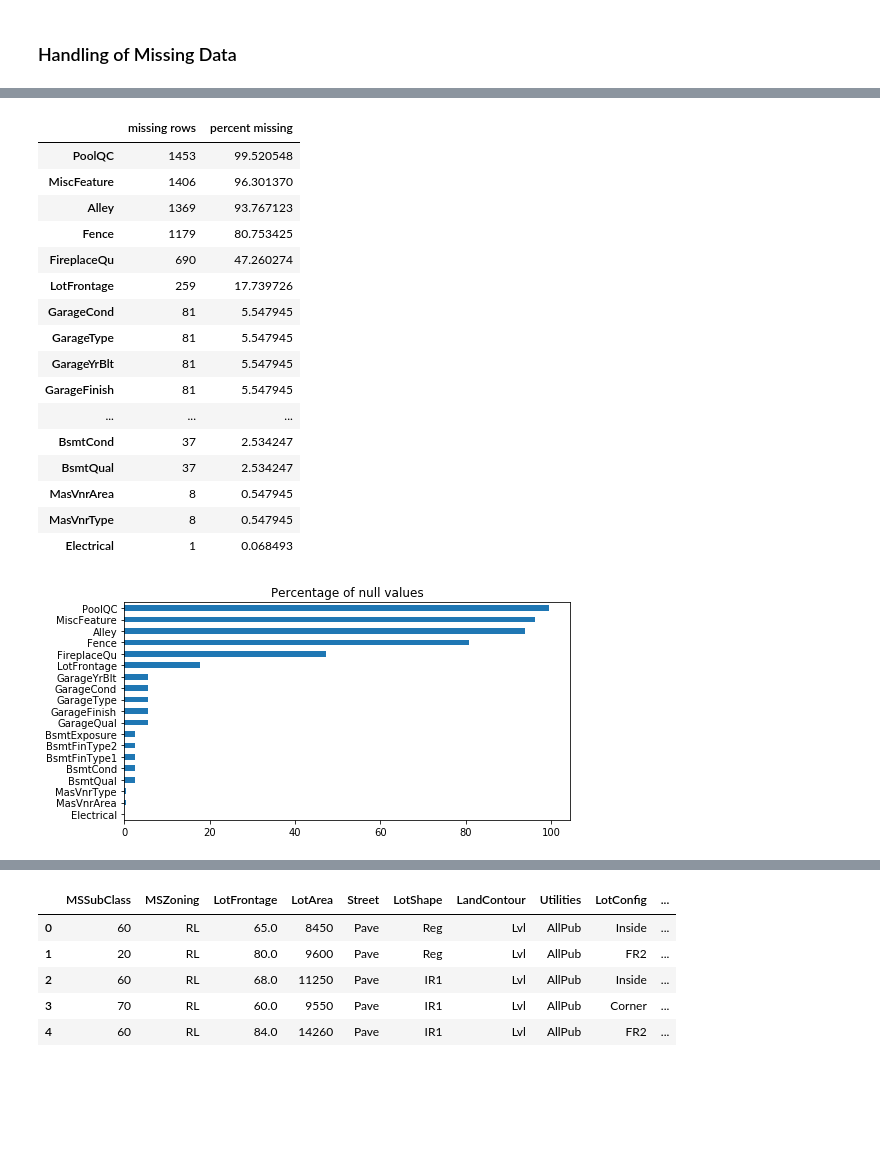
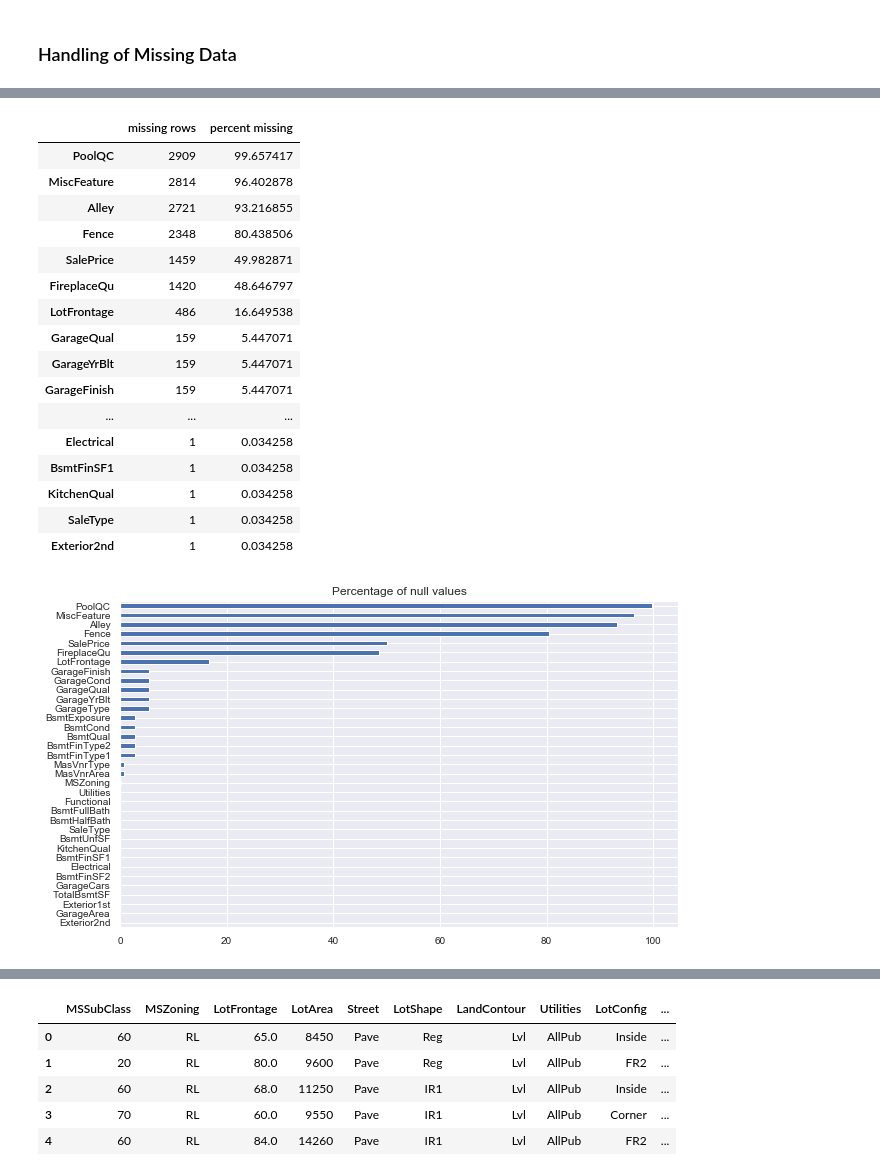
Before and after one commit to kristinteves/ML_HousePrice, a Jupyter notebook: Van/AmesHousing_DataProcessing.ipynb, the cells around one changed output, grey strips where cells are left out. Saved outputs shown, nothing was run; the diff lists cells and outputs as text; code cells hidden in the pictures; blank space fills up the shorter version.

```diff
--- a/Van/AmesHousing_DataProcessing.ipynb
+++ b/Van/AmesHousing_DataProcessing.ipynb
@@ -13,7 +13,7 @@ train = pd.read_csv('train.csv')
 test = pd.read_csv('test.csv')
 print('train shape: ', train.shape) # ((1460, 81))
 print('test shape: ', test.shape) # (1459, 80)
-combine = pd.concat()
+combine = pd.concat((train, test), axis=0)
 # %% [output]
 train shape:  (1460, 81)
 test shape:  (1459, 80)
@@ -75,31 +79,31 @@ msno.bar(train, labels=True)
 # %%
-missing_sum = pd.DataFrame(train.isnull().sum().sort_values(ascending=False), columns=['missing rows'])
-missing_percent = pd.DataFrame((train.isnull().sum()/len(train)*100).sort_values(ascending=False), columns=['percent missing'])
+missing_sum = pd.DataFrame(combine.isnull().sum().sort_values(ascending=False), columns=['missing rows'])
+missing_percent = pd.DataFrame((combine.isnull().sum()/len(combine)*100).sort_values(ascending=False), columns=['percent missing'])
 missing_data = pd.concat([missing_sum, missing_percent], axis = 1)
 ## Select only those features who have atleast 1 NaN value
 missing_data = missing_data[missing_data['missing rows'] > 0]
 missing_data
 # %% [output]
 |  | missing rows | percent missing |
-| PoolQC | 1453 | 99.520548 |
-| MiscFeature | 1406 | 96.301370 |
-| Alley | 1369 | 93.767123 |
-| Fence | 1179 | 80.753425 |
-| FireplaceQu | 690 | 47.260274 |
-| LotFrontage | 259 | 17.739726 |
-| GarageCond | 81 | 5.547945 |
-| GarageType | 81 | 5.547945 |
-| GarageYrBlt | 81 | 5.547945 |
-| GarageFinish | 81 | 5.547945 |
+| PoolQC | 2909 | 99.657417 |
+| MiscFeature | 2814 | 96.402878 |
+| Alley | 2721 | 93.216855 |
+| Fence | 2348 | 80.438506 |
+| SalePrice | 1459 | 49.982871 |
+| FireplaceQu | 1420 | 48.646797 |
+| LotFrontage | 486 | 16.649538 |
+| GarageQual | 159 | 5.447071 |
+| GarageYrBlt | 159 | 5.447071 |
+| GarageFinish | 159 | 5.447071 |
 | ... | ... | ... |
-| BsmtCond | 37 | 2.534247 |
-| BsmtQual | 37 | 2.534247 |
-| MasVnrArea | 8 | 0.547945 |
-| MasVnrType | 8 | 0.547945 |
-| Electrical | 1 | 0.068493 |
+| Electrical | 1 | 0.034258 |
+| BsmtFinSF1 | 1 | 0.034258 |
+| KitchenQual | 1 | 0.034258 |
+| SaleType | 1 | 0.034258 |
+| Exterior2nd | 1 | 0.034258 |
 # %%
-missing_data['percent missing'].sort_values().plot(kind='barh', figsize=(8,4), fontsize=10, title="Percentage of null values")
+missing_data['percent missing'].sort_values().plot(kind='barh', figsize=(10,6), fontsize=10, title="Percentage of null values")
 plt.show()
 # %% [output]
-[figure, old version]
+[figure, new version]
 # %%
```
Also changed, not shown: parts of 62 cells of this notebook, 3 other files.
